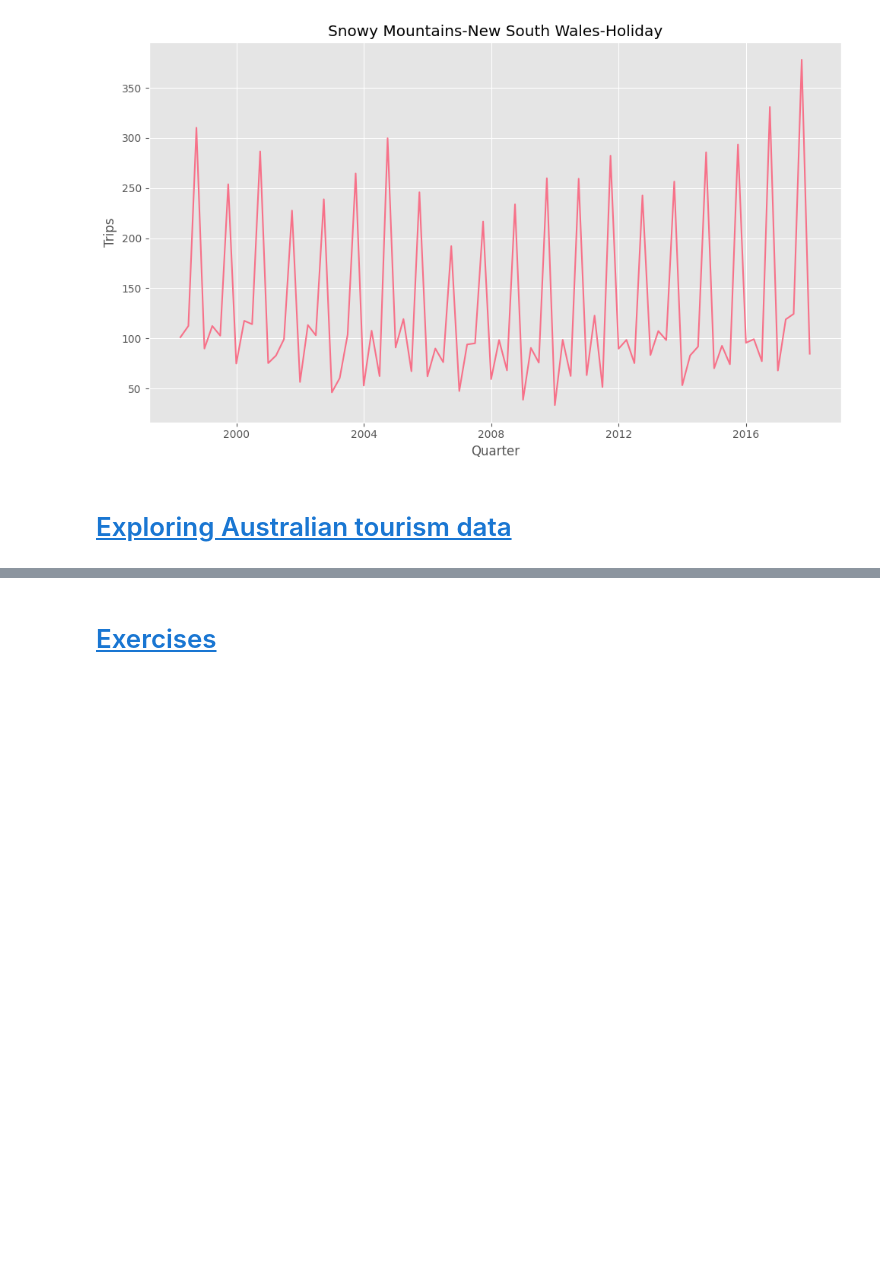
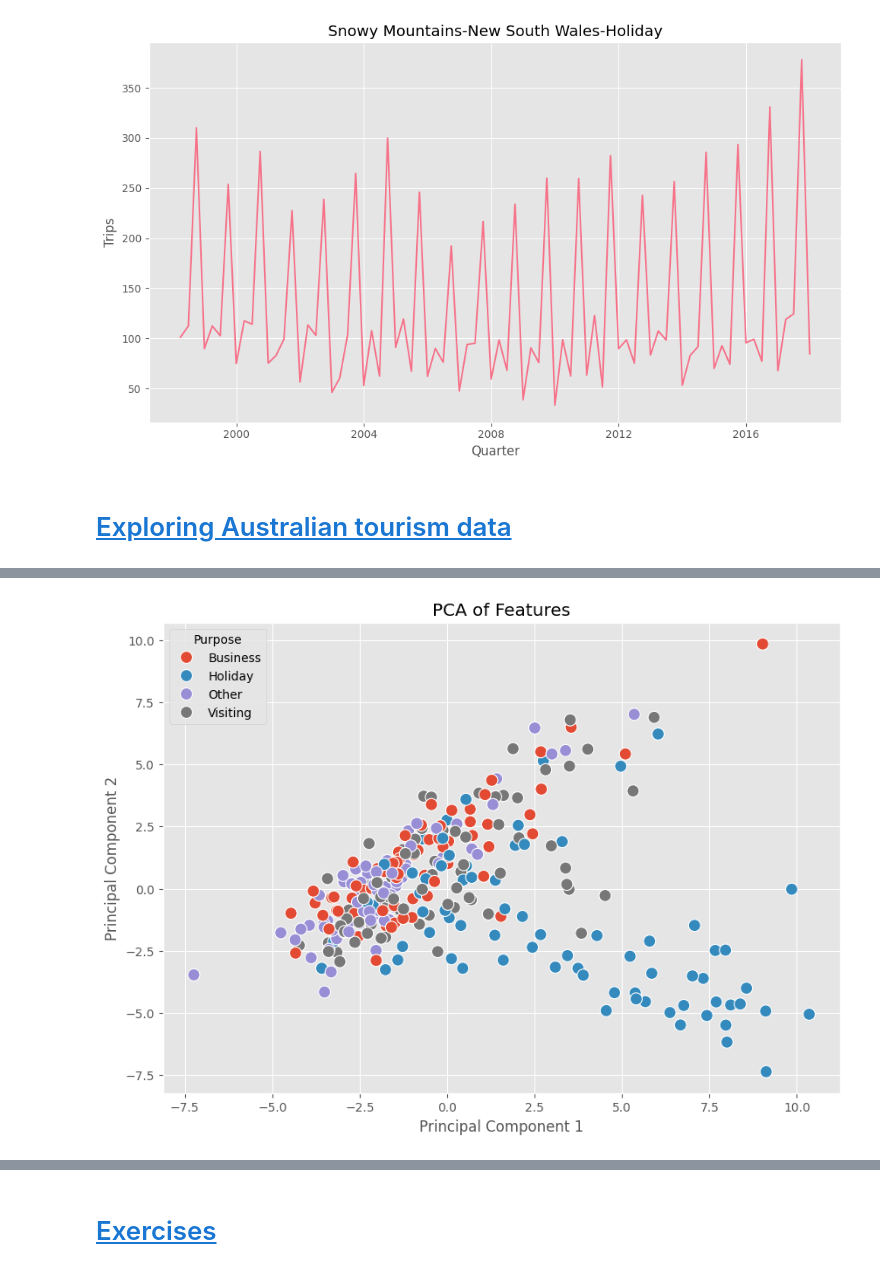
Before and after one commit to reynaldhavard/fpppy, a Jupyter notebook: 04_time_series_features.ipynb, the cells around one changed output, grey strips where cells are left out. Cells and saved outputs as stored; diff of their text form; code cells hidden in the pictures; blank space fills up the shorter version.

```diff
--- a/04_time_series_features.ipynb
+++ b/04_time_series_features.ipynb
@@ -254,0 +374,27 @@ plt.show()
+# %%
+all_feat["purpose"] = all_feat["unique_id"].str.split("-").str[-1]
+all_feat = all_feat.dropna(axis=1)
+
+features = all_feat.columns.drop(["unique_id", "purpose"])
+X = all_feat[features]
+y = all_feat["purpose"]
+
+scaler = StandardScaler()
+scaled_features = scaler.fit_transform(X)
+
+pca = PCA(n_components=2)
+principal_components = pca.fit_transform(scaled_features)
+
+# Plotting the first two PCA components
+pca_df = pd.DataFrame(data=principal_components, columns=["PC1", "PC2"])
+pca_df["purpose"] = y
+
+plt.figure(figsize=(10, 7))
+sns.scatterplot(data=pca_df, x="PC1", y="PC2", hue="purpose", s=100)
+plt.title("PCA of Features")
+plt.xlabel("Principal Component 1")
+plt.ylabel("Principal Component 2")
+plt.legend(title="Purpose")
+plt.show()
+# %% [output]
+[figure, added]
```
Also changed, not shown: parts of 24 cells of this notebook.
